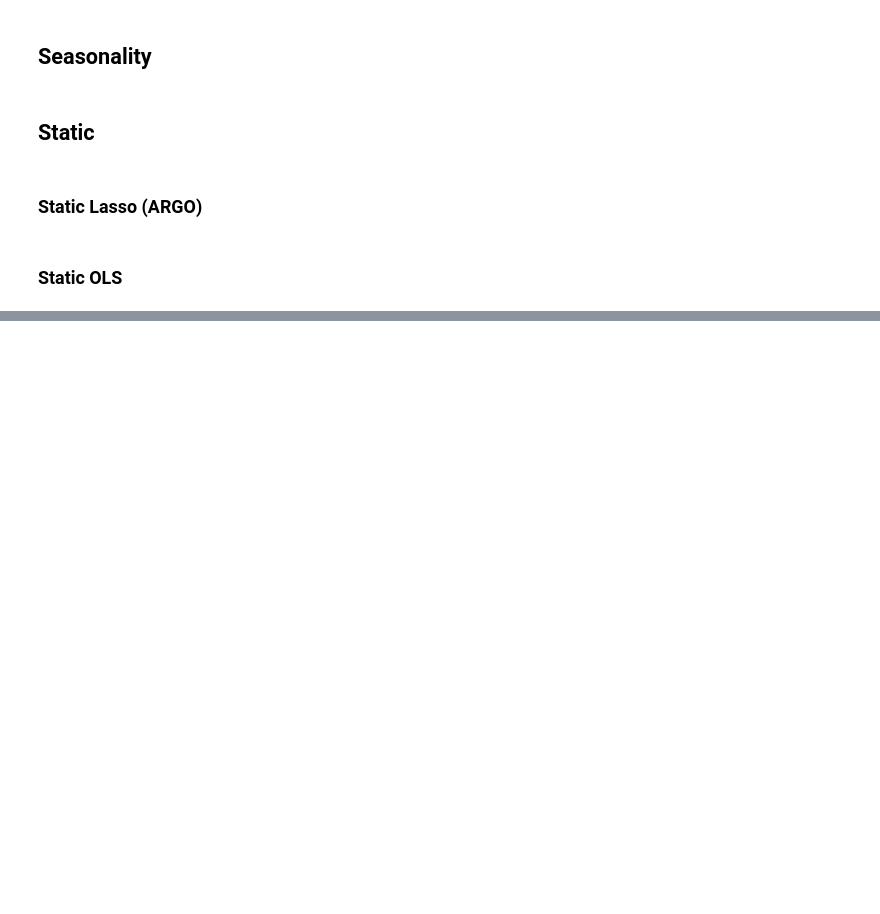
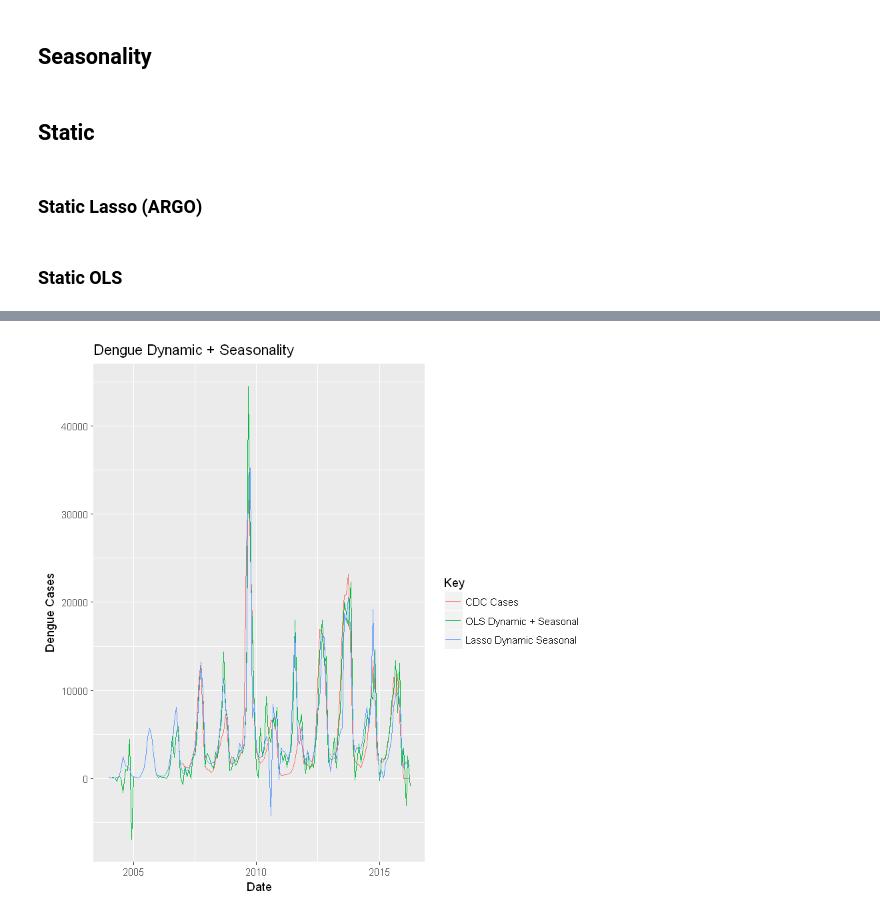
Before and after one commit to karlamejia/Projects, a Jupyter notebook: Dengue Full.ipynb, the cells around one changed output, grey strips where cells are left out. Drawn from its saved outputs; the diff is of its cells as text; code cells hidden in the pictures; blank space fills up the shorter version.

```diff
--- a/Dengue Full.ipynb
+++ b/Dengue Full.ipynb
@@ -526,0 +667,43 @@ NULL
+# %%
+# ARGO (dynamic, 3 yr training window, multi + seasonal)
+folds = 3
+GB_seasonality$Predicted_12U24_3yrlasso <- 0
+for(i in 1:nrow(GB_seasonality)){
+    if(i<=36){
+        GB_seasonality$Predicted_12U24_3yrlasso[i] <- GB_seasonality$Cases[i]
+    }
+    if(i>36){
+        # Create training and test sets
+        GB_train <- GB_seasonality[(i-36):(i-1),]
+        GB_test <- GB_seasonality[i,]
+        # Train model on data from first 36 months
+        set.seed(1)
+        folds <- 3
+        x_train <- model.matrix(Cases~.,GB_train)[,c("dengue", "dengue.dengue.dengue", "el.dengue", "dengue.sintomas", "sintomas.dl.dengue",
+                    "dengue.hemorragico", "sintomas.de.dengue", "que.es.dengue", "dengue.clasico", "dengue.mosquito",
+                    "Case_2yr", "Case_1mo", "Case_2mo", "Case_3mo",  "Case_11mo", "Case_12mo")]
+        y_train <- GB_train$Cases
+        lasso_fit <- cv.glmnet(x_train, y_train, alpha=1, nfolds=folds)
+        lambda <- lasso_fit$lambda.min
+        # Test trained model on data from after first 36 months
+        x_test <- as.matrix(GB_test[,c("dengue", "dengue.dengue.dengue", "el.dengue", "dengue.sintomas", "sintomas.dl.dengue",
+                    "dengue.hemorragico", "sintomas.de.dengue", "que.es.dengue", "dengue.clasico", "dengue.mosquito",
+                    "Case_2yr", "Case_1mo", "Case_2mo", "Case_3mo",  "Case_11mo", "Case_12mo")])
+        dynamic_lasso_pred <- predict(lasso_fit$glmnet.fit, s=lambda, newx=x_test)
+        GB_seasonality$Predicted_12U24_3yrlasso[i] <- dynamic_lasso_pred
+    }
+}
+# %%
+GB_seasonality2 <- GB_seasonality[,c("Date", "Month", "Year", "dengue", "dengue.dengue.dengue", "el.dengue",
+                                     "dengue.sintomas", "sintomas.dl.dengue", "dengue.hemorragico",
+                                     "sintomas.de.dengue", "que.es.dengue", "dengue.clasico", "dengue.mosquito",
+                                     "Cases", "Predicted_12U24", "Predicted_12U24_3yrlasso")]
+GB_long <- melt(GB_seasonality2, id=c("Date", "Month", "Year", "dengue", "dengue.dengue.dengue",
+                               "el.dengue", "dengue.sintomas", "sintomas.dl.dengue",
+                               "dengue.hemorragico", "sintomas.de.dengue", "que.es.dengue",
+                               "dengue.clasico", "dengue.mosquito"))
+ggplot(GB_long, aes(Date, value, col=variable)) + geom_line() +
+    labs(title="Dengue Dynamic + Seasonality", y="Dengue Cases", col="Key") +
+    scale_color_hue(labels=c("CDC Cases", "OLS Dynamic + Seasonal", "Lasso Dynamic Seasonal"))
+# %% [output]
+[figure, added]
```
Also changed, not shown: parts of 22 cells of this notebook.
